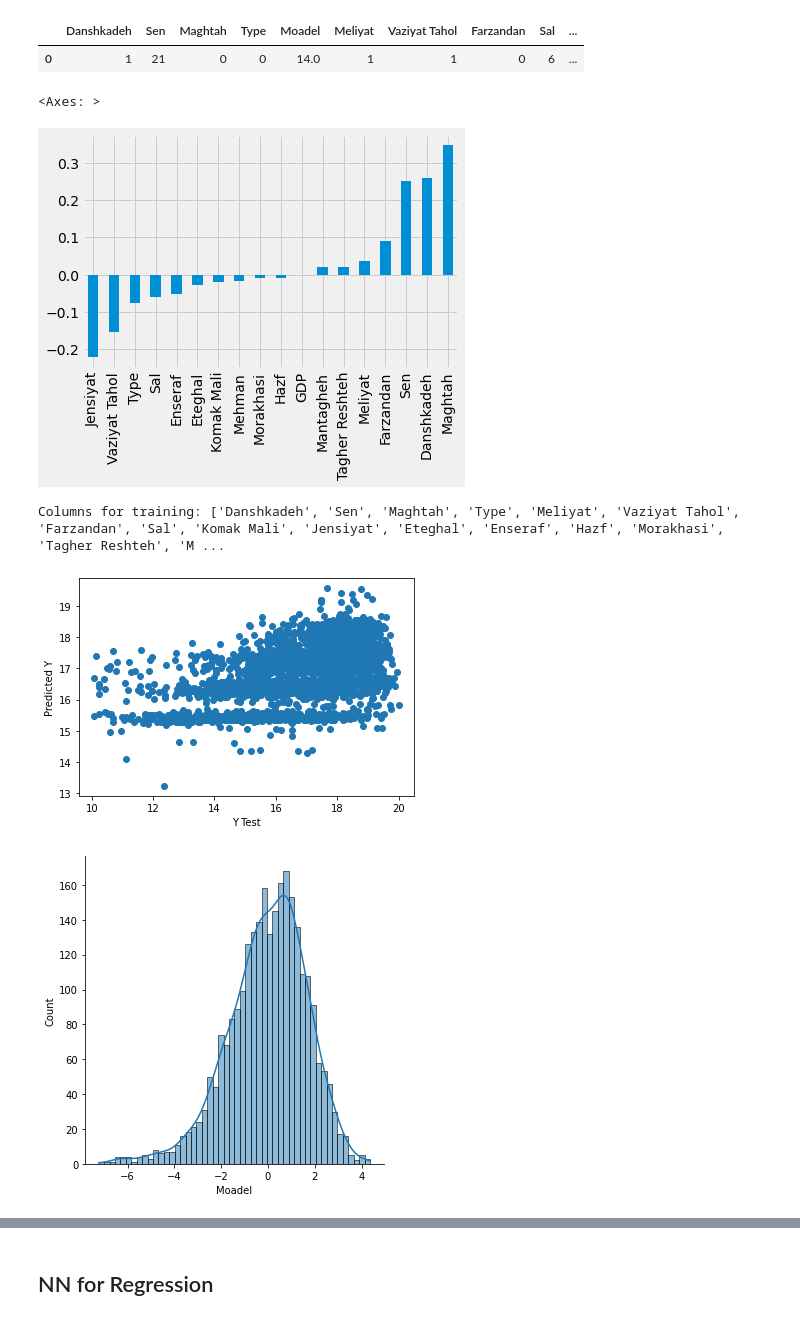
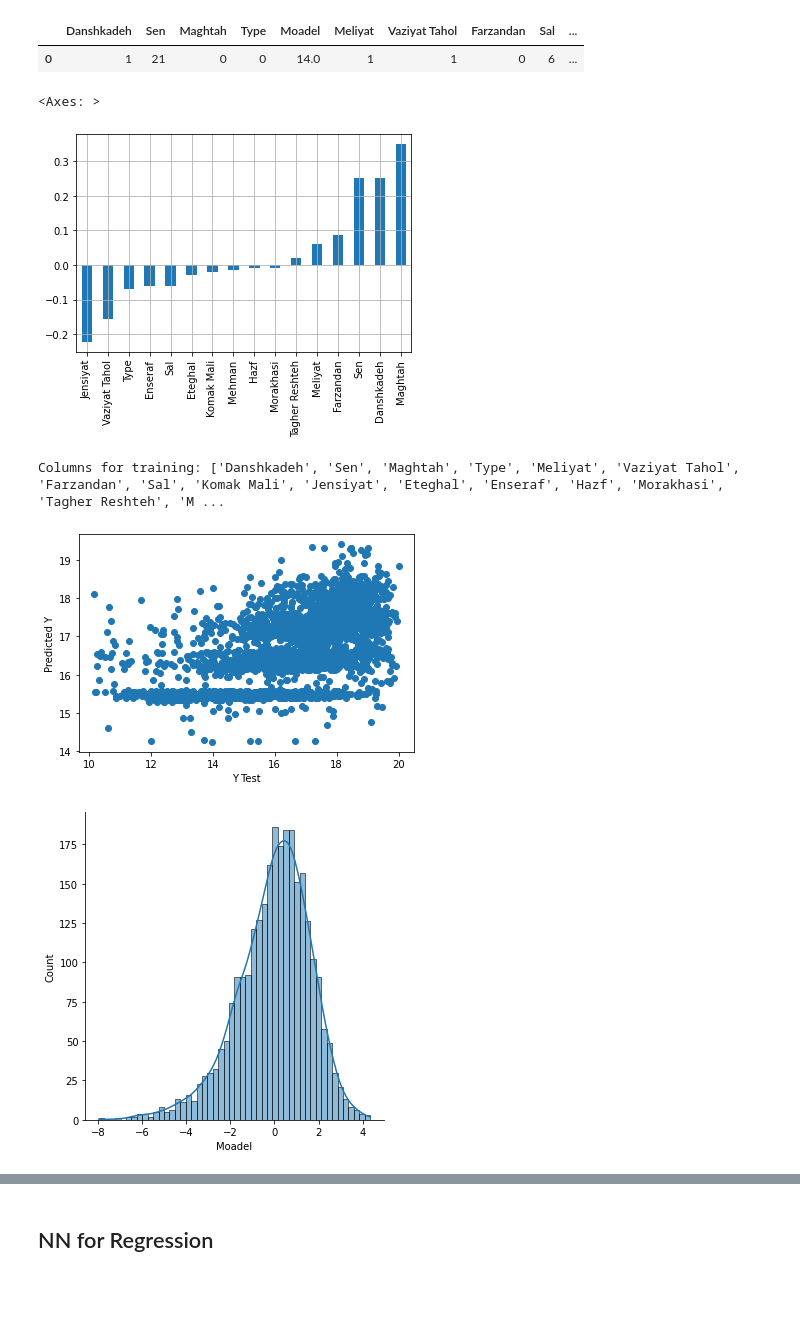
Before and after one commit to mghasemi19/ML_EconEduc, a Jupyter notebook: GPA_Jender_fit.ipynb, the cells around one changed output, grey strips where cells are left out. Saved outputs shown, nothing was run; the diff lists cells and outputs as text; code cells hidden in the pictures; blank space fills up the shorter version.

```diff
--- a/GPA_Jender_fit.ipynb
+++ b/GPA_Jender_fit.ipynb
@@ -50,6 +55,7 @@ cols = ['Danshkadeh', 'Sen', 'Maghtah', 'Type', 'Moadel', 'Meliyat',
        'Eteghal', 'Enseraf', 'Hazf', 'Morakhasi', 'Tagher Reshteh', 'Mehman',
        'Mantagheh', 'GDP']
 df_test.columns = cols
+df_test.drop(['Mantagheh', 'GDP'], axis=1, inplace=True)
 df_test.columns
 df_test = df_test.loc[~(df_test == 999).any(axis=1)]
 # %%
@@ -224,10 +230,10 @@ df_test.head(1)
 |  | Danshkadeh | Sen | Maghtah | Type | Moadel | Meliyat | Vaziyat Tahol | Farzandan | Sal | ... |
 | 0 | 1 | 21 | 0 | 0 | 14.0 | 1 | 1 | 0 | 6 | ... |
 # %%
-df_test.corr()['Moadel'].sort_values()[:-1].plot(kind='bar')
+df_test.corr()['Moadel'].sort_values()[:-1].plot(kind='bar', grid=1)
 # %% [output]
 <Axes: >
-[figure, old version]
+[figure, new version]
 # %%
 from sklearn.preprocessing import StandardScaler
 
@@ -251,12 +257,13 @@ plt.scatter(y_test,predictions)
 plt.xlabel('Y Test')
 plt.ylabel('Predicted Y')
 #plt.plot(y_test,y_test,'r')
+#plt.axis([10, 20, 12., 20])
 
 sns.displot((y_test-predictions),bins=50, kde=True);
 # %% [output]
 Columns for training: ['Danshkadeh', 'Sen', 'Maghtah', 'Type', 'Meliyat', 'Vaziyat Tahol', 'Farzandan', 'Sal', 'Komak Mali', 'Jensiyat', 'Eteghal', 'Enseraf', 'Hazf', 'Morakhasi', 'Tagher Reshteh', 'M ...
-[figure, old version]
+[figure, new version]
-[figure, old version]
+[figure, new version]
 # %%
 coeff_df = pd.DataFrame(lm.coef_,index=X.columns,columns=['Coefficient'])
 #coeff_df
```
Also changed, not shown: parts of 15 cells of this notebook, 3 other files.
